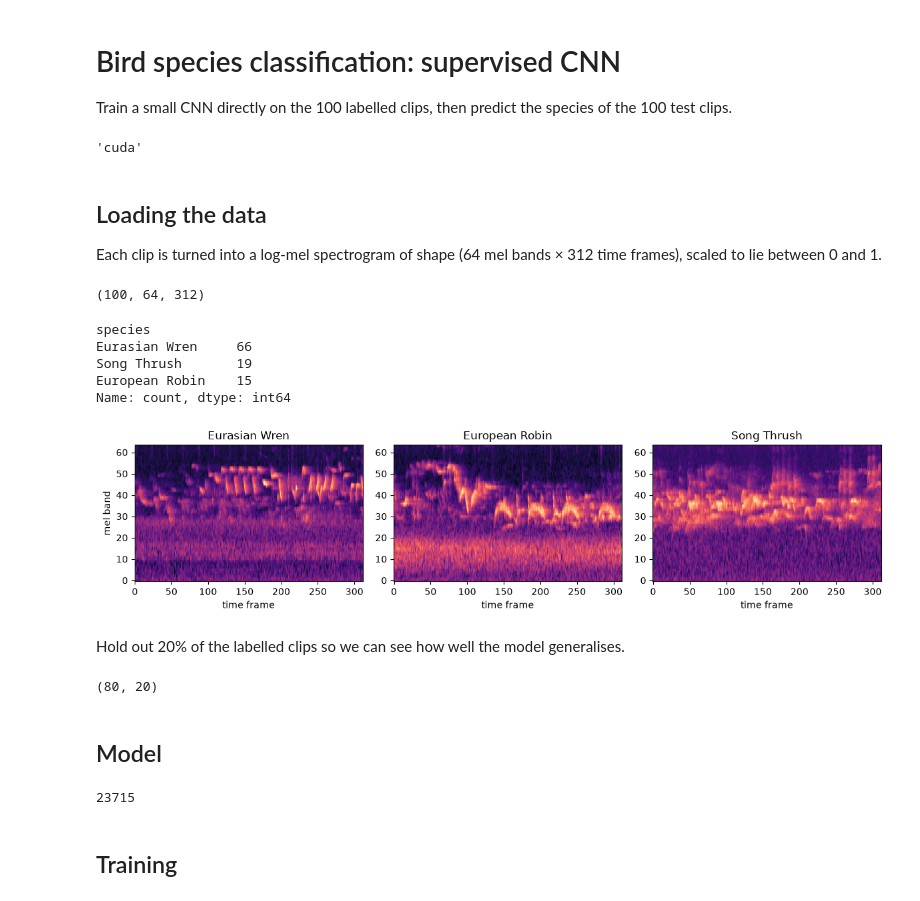
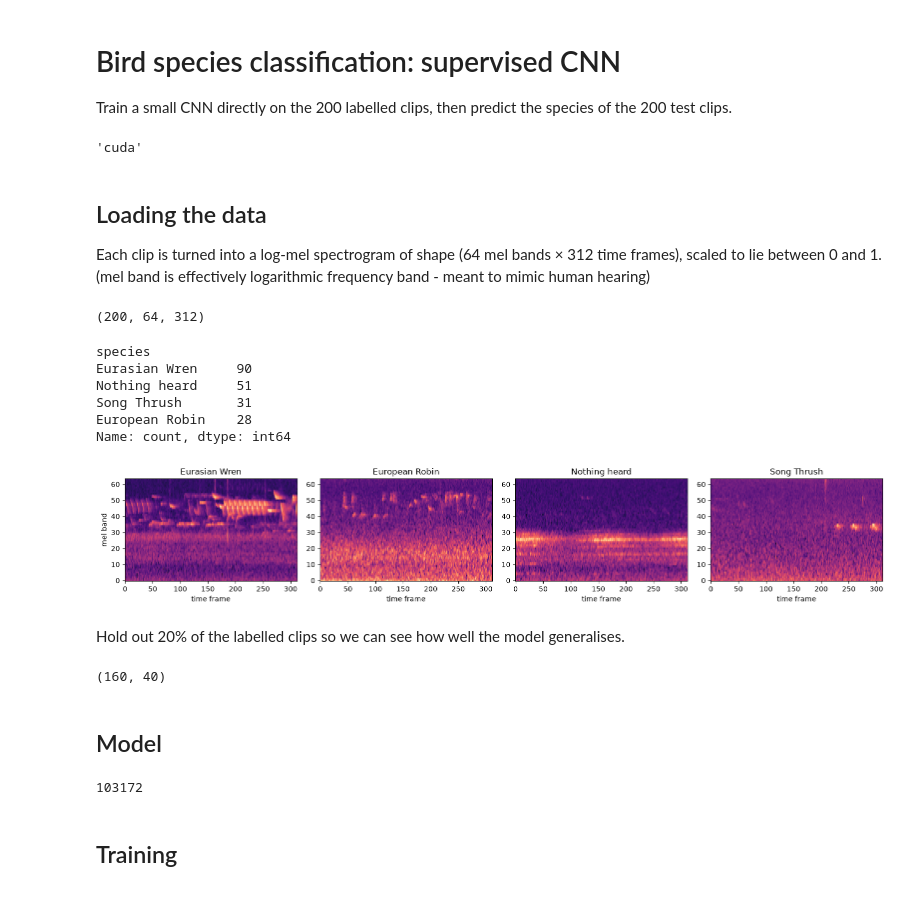
Before and after one commit to ash2d/IE-Bioacoustics-Practical, a Jupyter notebook: 01_supervised.ipynb, the cells around one changed output. Saved outputs shown, nothing was run; the diff lists cells and outputs as text; code cells hidden in the pictures.

```diff
--- a/01_supervised.ipynb
+++ b/01_supervised.ipynb
@@ -1,7 +1,7 @@
 # %% [markdown]
 # Bird species classification: supervised CNN
 
-Train a small CNN directly on the 100 labelled clips, then predict the species of the 100 test clips.
+Train a small CNN directly on the 200 labelled clips, then predict the species of the 200 test clips.
 # %%
 import numpy as np
 import pandas as pd
@@ -14,7 +14,8 @@ from joblib import Parallel, delayed
 from sklearn.model_selection import train_test_split
 from torch.utils.data import DataLoader, TensorDataset
 
-DATA_DIR = Path("data")
+ROOT = Path("/gws/ssde/j25b/iecdt/bio_practicals/bioacoustic")  # shared practical folder, so copies of this notebook work anywhere
+DATA_DIR = ROOT / "data"
 SR = 32000
 N_MELS = 64
 N_FRAMES = 312
@@ -28,57 +29,50 @@ device
 # %% [markdown]
 ## Loading the data
 
-Each clip is turned into a log-mel spectrogram of shape (64 mel bands × 312 time frames), scaled to lie between 0 and 1.
+Each clip is turned into a log-mel spectrogram of shape (64 mel bands × 312 time frames), scaled to lie between 0 and 1. (mel band is effectively logarithmic frequency band - meant to mimic human hearing)
 # %%
-AUDIO_EXTS = {".wav", ".flac", ".ogg", ".mp3"}
-
-
 def load_mel(path):
     y, _ = librosa.load(path, sr=SR, duration=5.0)
-    y = np.pad(y, (0, max(0, 5 * SR - len(y))))
+    y = librosa.util.fix_length(y, size=5 * SR)  # zero-pad clips shorter than 5 s
     mel = librosa.feature.melspectrogram(y=y, sr=SR, n_fft=1024, hop_length=512, n_mels=N_MELS, fmin=50, fmax=14000)
     mel = librosa.power_to_db(mel, ref=np.max, top_db=80)
-    return (mel[:, :N_FRAMES] / 80 + 1).astype(np.float32)
+    return (mel[:, :N_FRAMES] / 80 + 1).astype(np.float32) #drop last time frame (312 is nice divisible number), divide by top_dB, scale [0,1]
 
 
 def load_files(paths):
     return np.stack(Parallel(n_jobs=8)(delayed(load_mel)(p) for p in paths))
-
-
-def audio_files(folder):
-    return sorted(p for p in folder.iterdir() if p.suffix.lower() in AUDIO_EXTS)
 # %%
 labels = pd.read_csv(DATA_DIR / "labelled" / "labels.csv")
-classes = sorted(labels.species.unique())
+classes, y_lab = np.unique(labels.species, return_inverse=True)  # sorted species names, integer label per clip
 X_lab = load_files([DATA_DIR / "labelled" / f for f in labels.filename])
-y_lab = labels.species.map({c: i for i, c in enumerate(classes)}).values
 
 print(X_lab.shape)
 labels.species.value_counts()
 # %% [output]
-(100, 64, 312)
+(200, 64, 312)
 species
-Eurasian Wren     66
-Song Thrush       19
-European Robin    15
+Eurasian Wren     90
+Nothing heard     51
+Song Thrush       31
+European Robin    28
 Name: count, dtype: int64
 # %%
 fig, axes = plt.subplots(1, len(classes), figsize=(4 * len(classes), 3))
-for ax, c in zip(axes, range(len(classes))):
+for c, ax in enumerate(axes):
     ax.imshow(X_lab[y_lab == c][0], origin="lower", aspect="auto", cmap="magma")
     ax.set_title(classes[c])
     ax.set_xlabel("time frame")
 axes[0].set_ylabel("mel band")
 plt.tight_layout()
 # %% [output]
-[figure, old version]
+[figure, new version]
 # %% [markdown]
 Hold out 20% of the labelled clips so we can see how well the model generalises.
 # %%
 X_train, X_val, y_train, y_val = train_test_split(X_lab, y_lab, test_size=0.2, stratify=y_lab, random_state=0)
 len(X_train), len(X_val)
 # %% [output]
-(80, 20)
+(160, 40)
 # %%
 train_loader = DataLoader(TensorDataset(torch.tensor(X_train).unsqueeze(1), torch.tensor(y_train)), batch_size=16, shuffle=True)
 X_val_t = torch.tensor(X_val).unsqueeze(1).to(device)
@@ -86,26 +80,16 @@ y_val_t = torch.tensor(y_val).to(device)
 # %% [markdown]
 ## Model
 # %%
-def conv_block(c_in, c_out):
-    return nn.Sequential(
-        nn.Conv2d(c_in, c_out, 3, padding=1),
-        nn.BatchNorm2d(c_out),
-        nn.ReLU(),
-        nn.MaxPool2d(2),
-    )
-
-
 class SmallCNN(nn.Module):
     def __init__(self, n_classes):
         super().__init__()
         self.features = nn.Sequential(
-            conv_block(1, 16),
-            conv_block(16, 32),
-            conv_block(32, 64),
-            nn.AdaptiveAvgPool2d(1),
+            nn.Conv2d(1, 16, 3, stride=2, padding=1), nn.ReLU(),   # 16 x 32 x 156
+            nn.Conv2d(16, 32, 3, stride=2, padding=1), nn.ReLU(),  # 32 x 16 x 78
+            nn.Conv2d(32, 64, 3, stride=2, padding=1), nn.ReLU(),  # 64 x 8 x 39
             nn.Flatten(),
         )
-        self.classifier = nn.Sequential(nn.Dropout(0.3), nn.Linear(64, n_classes))
+        self.classifier = nn.Sequential(nn.Linear(64 * 8 * 39, n_classes))
 
     def forward(self, x):
         return self.classifier(self.features(x))
@@ -114,7 +98,7 @@ class SmallCNN(nn.Module):
 model = SmallCNN(len(classes)).to(device)
 sum(p.numel() for p in model.parameters())
 # %% [output]
-23715
+103172
 # %% [markdown]
 ## Training
 # %%
```
Also changed, not shown: parts of 6 cells of this notebook, 5 other files.
